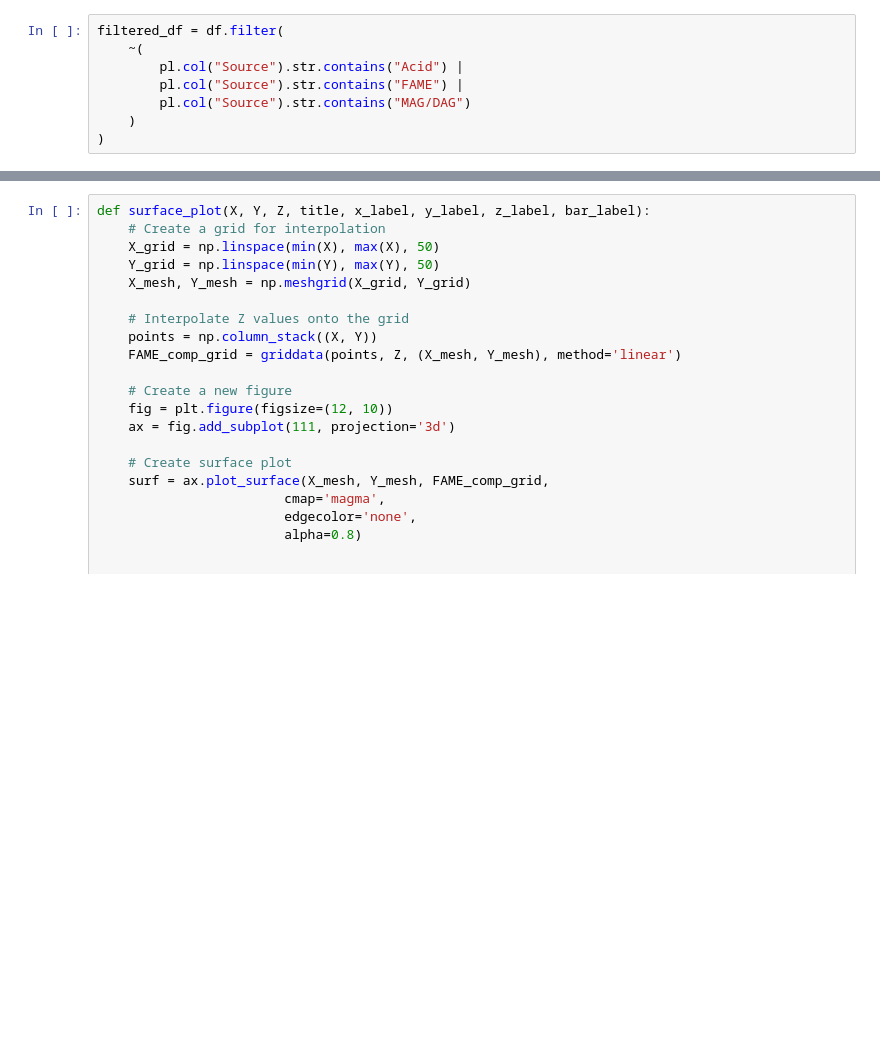
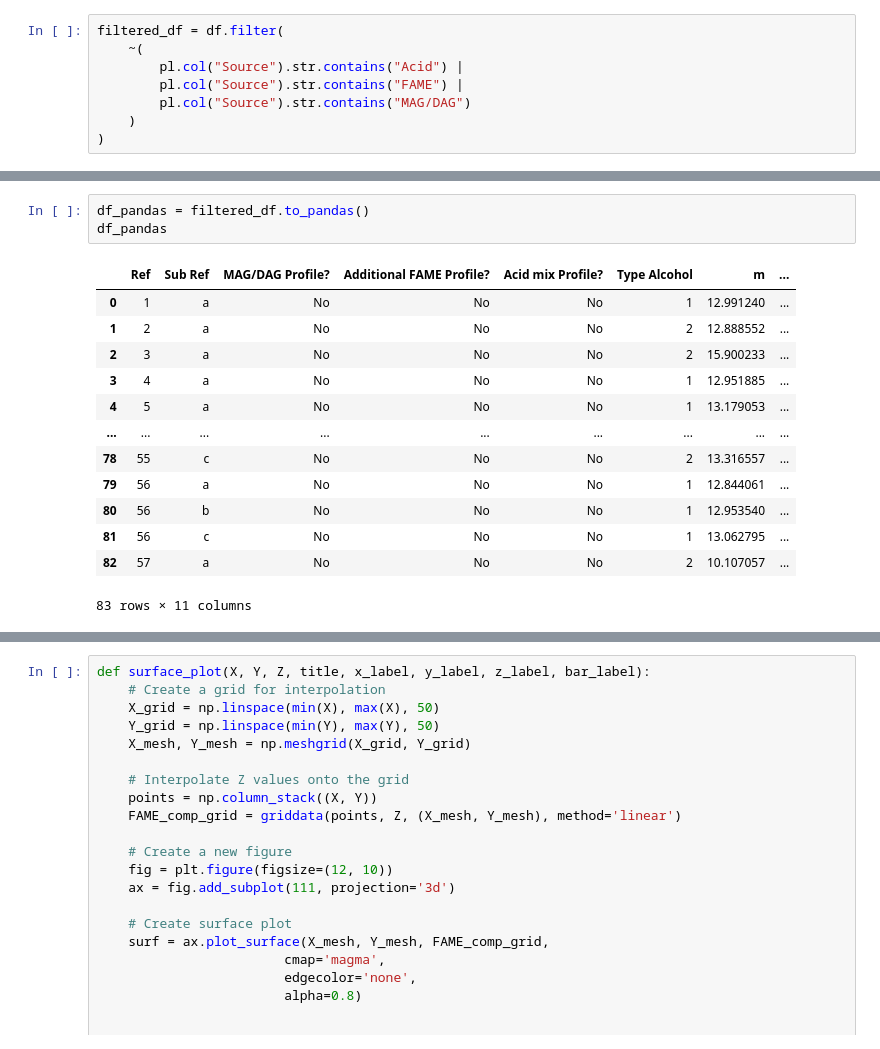
Before and after one commit to Juandhb99/ThermOleo, a Jupyter notebook: ExperimentalData/experimental_data_analysis.ipynb, the cells around one changed output, grey strips where cells are left out. Saved outputs shown, nothing was run; the diff lists cells and outputs as text; blank space fills up the shorter version.

```diff
--- a/ExperimentalData/experimental_data_analysis.ipynb
+++ b/ExperimentalData/experimental_data_analysis.ipynb
@@ -511,0 +463,17 @@ plt.show()
+# %%
+df_pandas = filtered_df.to_pandas()
+df_pandas
+# %% [output]
+|  | Ref | Sub Ref | MAG/DAG Profile? | Additional FAME Profile? | Acid mix Profile? | Type Alcohol | m | ... |
+| 0 | 1 | a | No | No | No | 1 | 12.991240 | ... |
+| 1 | 2 | a | No | No | No | 2 | 12.888552 | ... |
+| 2 | 3 | a | No | No | No | 2 | 15.900233 | ... |
+| 3 | 4 | a | No | No | No | 1 | 12.951885 | ... |
+| 4 | 5 | a | No | No | No | 1 | 13.179053 | ... |
+| ... | ... | ... | ... | ... | ... | ... | ... | ... |
+| 78 | 55 | c | No | No | No | 2 | 13.316557 | ... |
+| 79 | 56 | a | No | No | No | 1 | 12.844061 | ... |
+| 80 | 56 | b | No | No | No | 1 | 12.953540 | ... |
+| 81 | 56 | c | No | No | No | 1 | 13.062795 | ... |
+| 82 | 57 | a | No | No | No | 2 | 10.107057 | ... |
+83 rows × 11 columns
```
Also changed, not shown: parts of 7 cells of this notebook.
